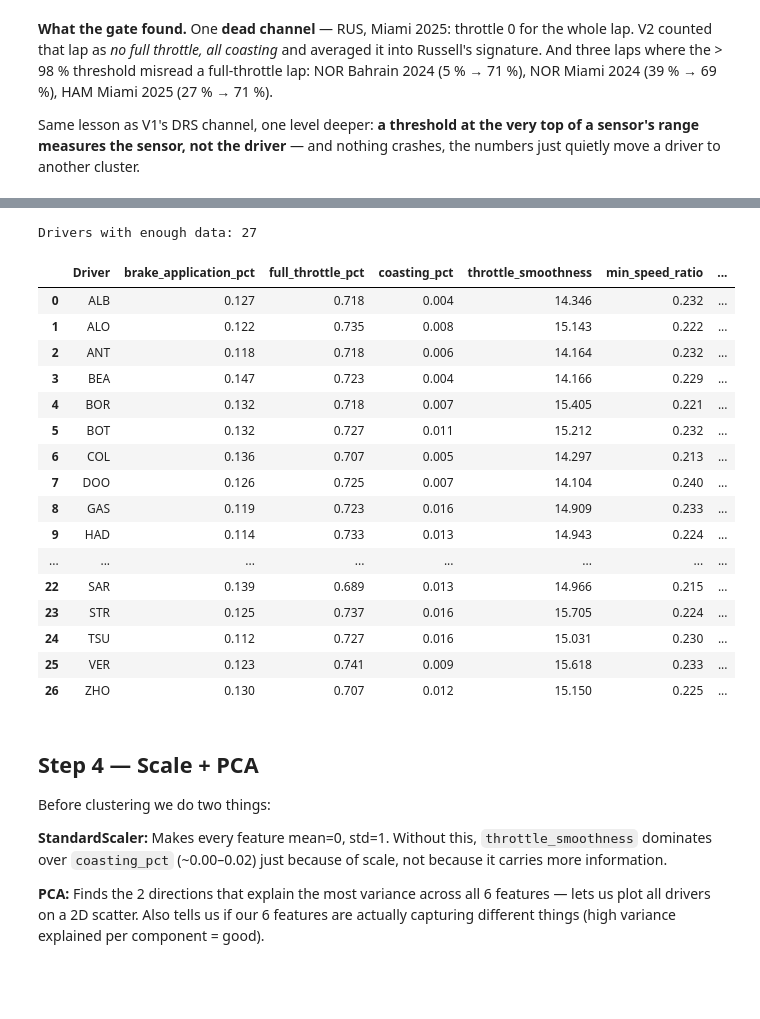
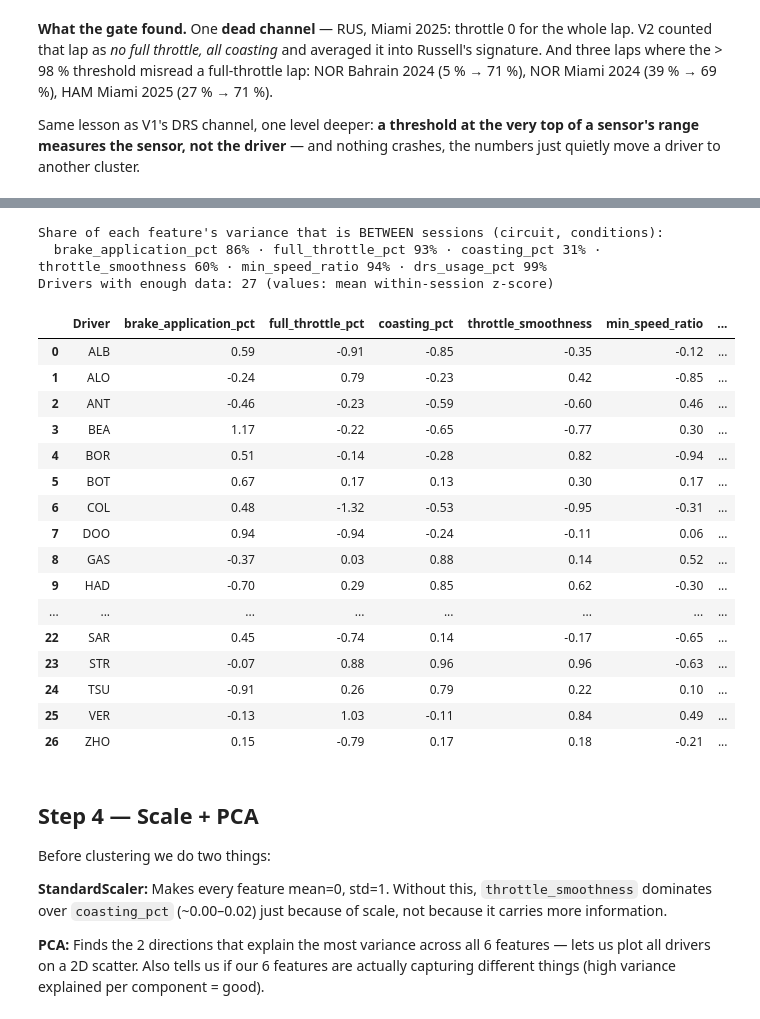
Before and after one commit to pdf1802/f1-data-science, a Jupyter notebook: notebooks/driver_style_fingerprinting.ipynb, the cells around one changed output, grey strips where cells are left out. Saved outputs shown, nothing was run; the diff lists cells and outputs as text; code cells hidden in the pictures; blank space fills up the shorter version.

```diff
--- a/notebooks/driver_style_fingerprinting.ipynb
+++ b/notebooks/driver_style_fingerprinting.ipynb
@@ -336,34 +344,42 @@ sensor, not the driver** — and nothing crashes, the numbers just quietly move
 # %%
 FEATURE_COLS = ["brake_application_pct", "full_throttle_pct", "coasting_pct", "throttle_smoothness",
                 "min_speed_ratio", "drs_usage_pct"]
-df_drivers = df_all.groupby("Driver").agg(
+session = df_all.groupby(["Season", "Circuit"])
+between = {c: session[c].transform("mean").var() / df_all[c].var() for c in FEATURE_COLS}
+print("Share of each feature's variance that is BETWEEN sessions (circuit, conditions):")
+print("  " + " · ".join(f"{c} {v:.0%}" for c, v in between.items()))
+df_z = df_all.copy()
+df_z[FEATURE_COLS] = session[FEATURE_COLS].transform(lambda x: (x - x.mean()) / x.std(ddof=0)).fillna(0.0)
+df_drivers = df_z.groupby("Driver").agg(
     **{c: (c, "mean") for c in FEATURE_COLS},
     Team=("Team", "last"),                    # most recent team for drivers who switched
     n_circuits=("Circuit", "nunique"),
 ).reset_index()
 # Drop drivers with fewer than 4 circuits — not enough to average meaningfully
 df_drivers = df_drivers[df_drivers.n_circuits >= 4].reset_index(drop=True)
-print(f"Drivers with enough data: {len(df_drivers)}")
-df_drivers.round(3)
+print(f"Drivers with enough data: {len(df_drivers)} (values: mean within-session z-score)")
+df_drivers.round(2)
 # %% [output]
-Drivers with enough data: 27
+Share of each feature's variance that is BETWEEN sessions (circuit, conditions):
+  brake_application_pct 86% · full_throttle_pct 93% · coasting_pct 31% · throttle_smoothness 60% · min_speed_ratio 94% · drs_usage_pct 99%
+Drivers with enough data: 27 (values: mean within-session z-score)
 |  | Driver | brake_application_pct | full_throttle_pct | coasting_pct | throttle_smoothness | min_speed_ratio | ... |
-| 0 | ALB | 0.127 | 0.718 | 0.004 | 14.346 | 0.232 | ... |
-| 1 | ALO | 0.122 | 0.735 | 0.008 | 15.143 | 0.222 | ... |
-| 2 | ANT | 0.118 | 0.718 | 0.006 | 14.164 | 0.232 | ... |
-| 3 | BEA | 0.147 | 0.723 | 0.004 | 14.166 | 0.229 | ... |
-| 4 | BOR | 0.132 | 0.718 | 0.007 | 15.405 | 0.221 | ... |
-| 5 | BOT | 0.132 | 0.727 | 0.011 | 15.212 | 0.232 | ... |
-| 6 | COL | 0.136 | 0.707 | 0.005 | 14.297 | 0.213 | ... |
-| 7 | DOO | 0.126 | 0.725 | 0.007 | 14.104 | 0.240 | ... |
-| 8 | GAS | 0.119 | 0.723 | 0.016 | 14.909 | 0.233 | ... |
-| 9 | HAD | 0.114 | 0.733 | 0.013 | 14.943 | 0.224 | ... |
+| 0 | ALB | 0.59 | -0.91 | -0.85 | -0.35 | -0.12 | ... |
+| 1 | ALO | -0.24 | 0.79 | -0.23 | 0.42 | -0.85 | ... |
+| 2 | ANT | -0.46 | -0.23 | -0.59 | -0.60 | 0.46 | ... |
+| 3 | BEA | 1.17 | -0.22 | -0.65 | -0.77 | 0.30 | ... |
+| 4 | BOR | 0.51 | -0.14 | -0.28 | 0.82 | -0.94 | ... |
+| 5 | BOT | 0.67 | 0.17 | 0.13 | 0.30 | 0.17 | ... |
+| 6 | COL | 0.48 | -1.32 | -0.53 | -0.95 | -0.31 | ... |
+| 7 | DOO | 0.94 | -0.94 | -0.24 | -0.11 | 0.06 | ... |
+| 8 | GAS | -0.37 | 0.03 | 0.88 | 0.14 | 0.52 | ... |
+| 9 | HAD | -0.70 | 0.29 | 0.85 | 0.62 | -0.30 | ... |
 | ... | ... | ... | ... | ... | ... | ... | ... |
-| 22 | SAR | 0.139 | 0.689 | 0.013 | 14.966 | 0.215 | ... |
-| 23 | STR | 0.125 | 0.737 | 0.016 | 15.705 | 0.224 | ... |
-| 24 | TSU | 0.112 | 0.727 | 0.016 | 15.031 | 0.230 | ... |
-| 25 | VER | 0.123 | 0.741 | 0.009 | 15.618 | 0.233 | ... |
-| 26 | ZHO | 0.130 | 0.707 | 0.012 | 15.150 | 0.225 | ... |
+| 22 | SAR | 0.45 | -0.74 | 0.14 | -0.17 | -0.65 | ... |
+| 23 | STR | -0.07 | 0.88 | 0.96 | 0.96 | -0.63 | ... |
+| 24 | TSU | -0.91 | 0.26 | 0.79 | 0.22 | 0.10 | ... |
+| 25 | VER | -0.13 | 1.03 | -0.11 | 0.84 | 0.49 | ... |
+| 26 | ZHO | 0.15 | -0.79 | 0.17 | 0.18 | -0.21 | ... |
 # %% [markdown]
 ## Step 4 — Scale + PCA
 
```
Also changed, not shown: parts of 11 cells of this notebook, 15 other files.
